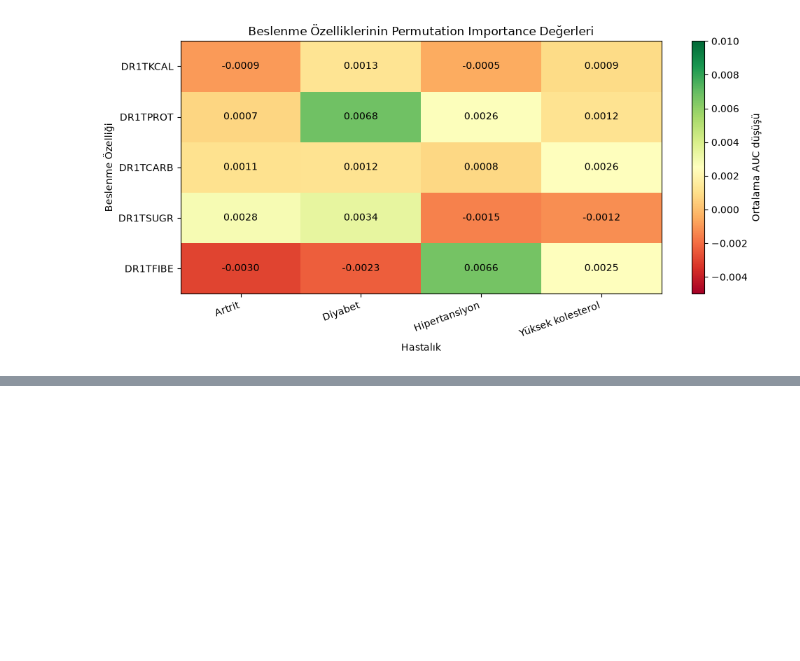
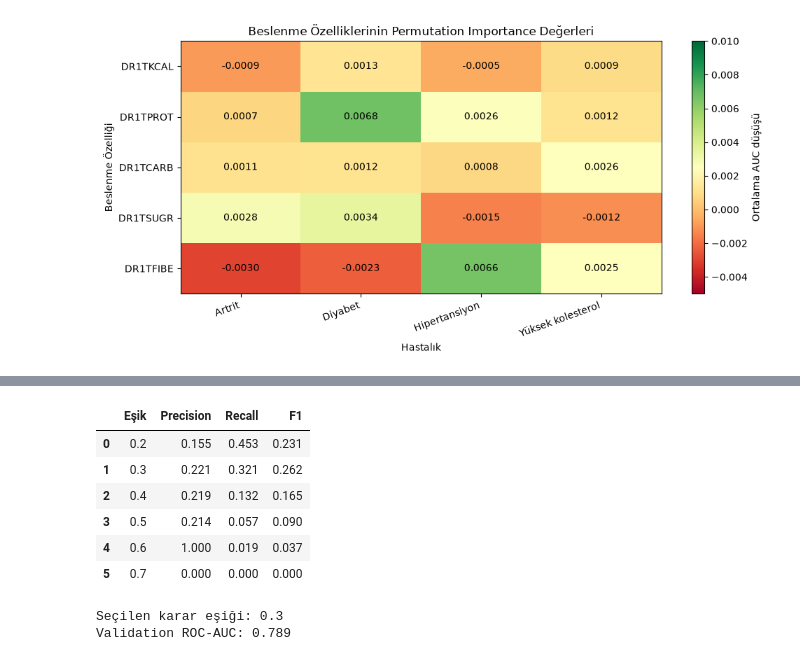
Before and after one commit to Huseyinyagmur/personalized-health-risk-assistant, a Jupyter notebook: nhanes_analysis.ipynb, the cells around one changed output, grey strips where cells are left out. Drawn from its saved outputs; the diff is of its cells as text; code cells hidden in the pictures; blank space fills up the shorter version.

```diff
--- a/nhanes_analysis.ipynb
+++ b/nhanes_analysis.ipynb
@@ -3417,0 +3575,44 @@ plt.show()
+# %%
+
+from sklearn.metrics import f1_score, precision_score, recall_score, roc_auc_score
+import pandas as pd
+
+# Validation kümesi için hastalık olasılıklarını hesapla
+y_val_proba = chd_model.predict_proba(X_val_chd)[:, 1]
+
+threshold_results = []
+
+# Farklı karar eşiklerini karşılaştır
+for threshold in [0.2, 0.3, 0.4, 0.5, 0.6, 0.7]:
+
+    y_val_pred = (y_val_proba >= threshold).astype(int)
+
+    threshold_results.append({
+        "Eşik": threshold,
+        "Precision": precision_score(y_val_chd, y_val_pred, zero_division=0),
+        "Recall": recall_score(y_val_chd, y_val_pred, zero_division=0),
+        "F1": f1_score(y_val_chd, y_val_pred, zero_division=0)
+    })
+
+threshold_df = pd.DataFrame(threshold_results)
+display(threshold_df.round(3))
+
+# Validation F1 değerine göre en iyi eşiği seç
+best_threshold = threshold_df.loc[
+    threshold_df["F1"].idxmax(), "Eşik"
+]
+
+print("Seçilen karar eşiği:", best_threshold)
+print("Validation ROC-AUC:", round(
+    roc_auc_score(y_val_chd, y_val_proba), 3
+))
+# %% [output]
+|  | Eşik | Precision | Recall | F1 |
+| 0 | 0.2 | 0.155 | 0.453 | 0.231 |
+| 1 | 0.3 | 0.221 | 0.321 | 0.262 |
+| 2 | 0.4 | 0.219 | 0.132 | 0.165 |
+| 3 | 0.5 | 0.214 | 0.057 | 0.090 |
+| 4 | 0.6 | 1.000 | 0.019 | 0.037 |
+| 5 | 0.7 | 0.000 | 0.000 | 0.000 |
+Seçilen karar eşiği: 0.3
+Validation ROC-AUC: 0.789
```
Also changed, not shown: parts of 9 cells of this notebook.
